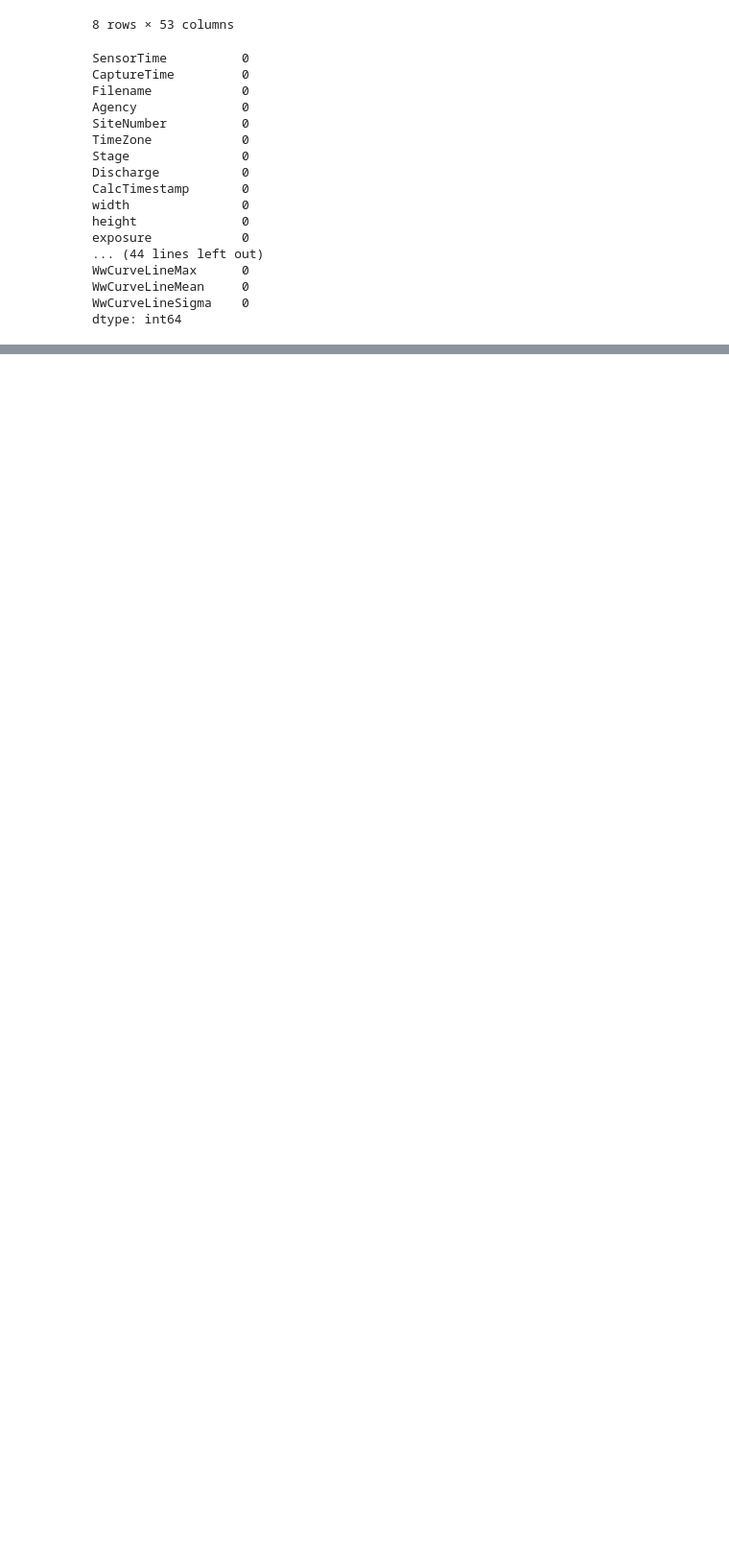
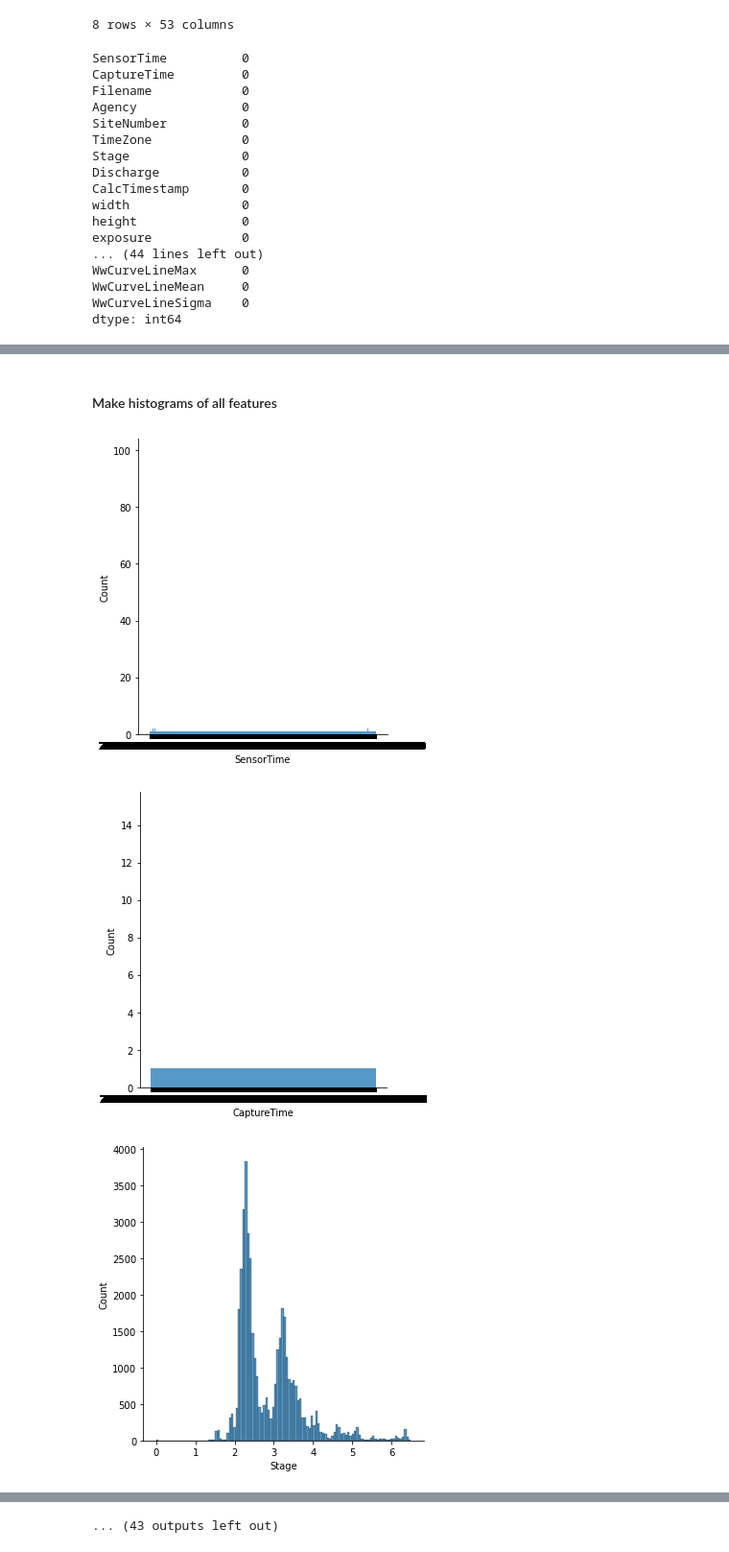
Before and after one commit to andresnowak/Hydrology_AI_project, a Jupyter notebook: dataset_study.ipynb, the cells around one changed output, grey strips where cells are left out. Shown at 96% size. Drawn from its saved outputs; the diff is of its cells as text; code cells hidden in the pictures; blank space fills up the shorter version.

```diff
--- a/dataset_study.ipynb
+++ b/dataset_study.ipynb
@@ -56,3 +82,3 @@ dtype: int64
 # %%
 df.drop(columns=['Filename', 'Agency', 'SiteNumber',
-       'TimeZone'], inplace=True)
+       'TimeZone', 'CalcTimestamp'], inplace=True)
@@ -97,0 +87,3 @@ VBox(children=(Tab(children=(Tab(children=(GridBox(children=(VBox(children=(Grid
+# %%
+df['SensorTime'] = pd.to_datetime(df['SensorTime'])
+df['CaptureTime'] = pd.to_datetime(df['CaptureTime'])
@@ -97,0 +117,2 @@ VBox(children=(Tab(children=(Tab(children=(GridBox(children=(VBox(children=(Grid
+# %% [markdown]
+#### Make histograms of all features
@@ -97,0 +121,9 @@ VBox(children=(Tab(children=(Tab(children=(GridBox(children=(VBox(children=(Grid
+# %%
+for col in df:
+    if df[col].dtype != datetime:
+        sns.displot(df[col], kde=False)
+        plt.show()
+# %% [output]
+[figure, added]
+[figure, added]
+[figure, added]
@@ -97,0 +139 @@ VBox(children=(Tab(children=(Tab(children=(GridBox(children=(VBox(children=(Grid
+... (43 outputs left out)
```
Also changed, not shown: parts of 18 cells of this notebook, 2 other files.
